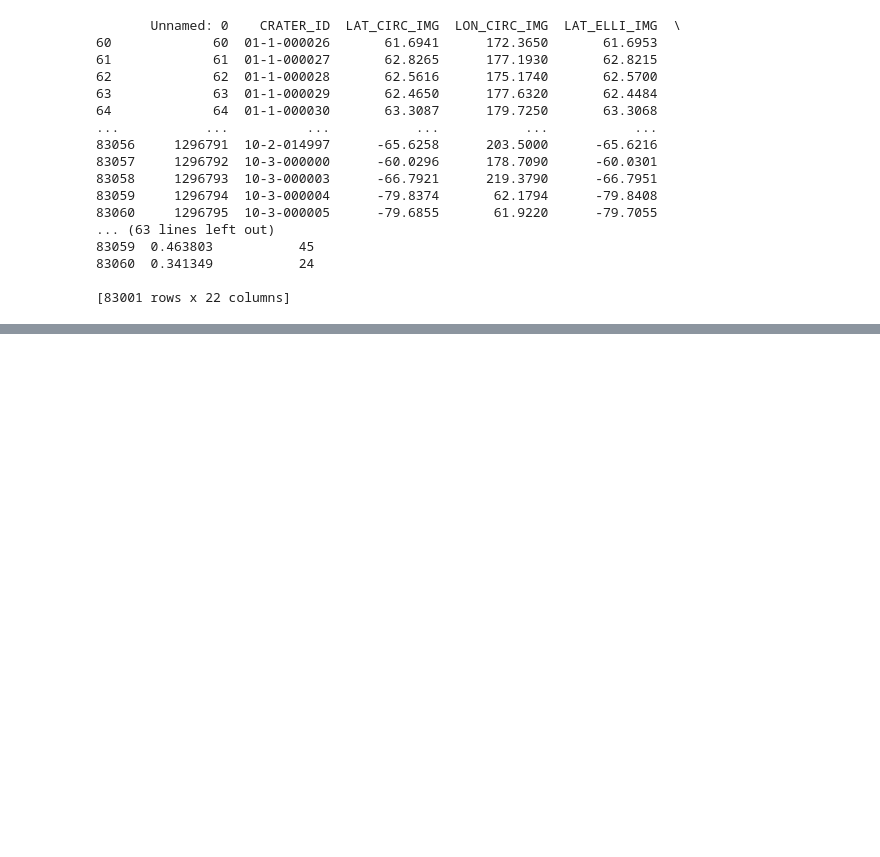
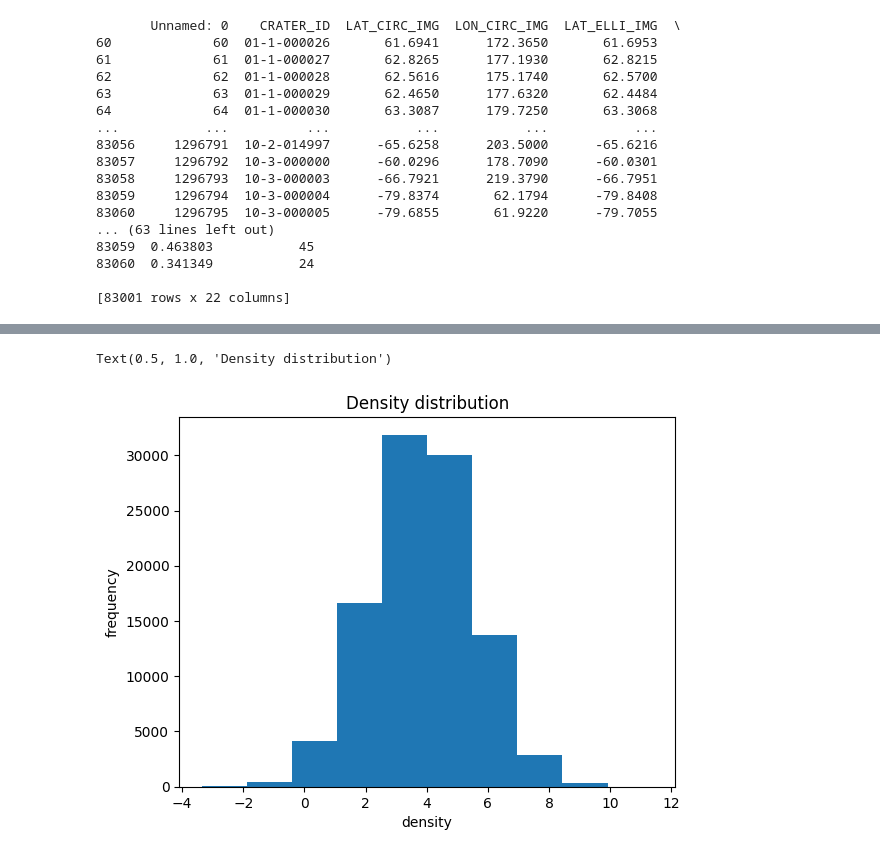
Before and after one commit to jlevitsky/AstroStatsFinal, a Jupyter notebook: FinalNotebook.ipynb, the cells around one changed output, grey strips where cells are left out. Drawn from its saved outputs; the diff is of its cells as text; code cells hidden in the pictures; blank space fills up the shorter version.

```diff
--- a/FinalNotebook.ipynb
+++ b/FinalNotebook.ipynb
@@ -26,0 +46,19 @@ print (craters[60:])
+# %%
+# Make a gaussian distribution of densities with the correct fraction
+asteroid_types=["H","L","LL","CM","IAB","IIIAB","EUC","DIO","HOW"]
+asteroid_densities=[3.38,3.3,3.19,2.27,6.75,7.15,2.84,3.12,2.86]
+fraction_of_total=[34.9,38.9,9.3,4.3,2.5,2.4,3.4,1.1,3.4]
+
+# TODO: figure out how to make this distribution correct
+densities=[]
+for _ in range(100000):
+    density=np.random.normal(np.mean(asteroid_densities), np.std(asteroid_densities), size=None)
+    densities.append(density)
+
+plt.hist(densities)
+plt.xlabel('density')
+plt.ylabel('frequency')
+plt.title('Density distribution')
+# %% [output]
+Text(0.5, 1.0, 'Density distribution')
+[figure, added]
```
Also changed, not shown: parts of 4 cells of this notebook.
